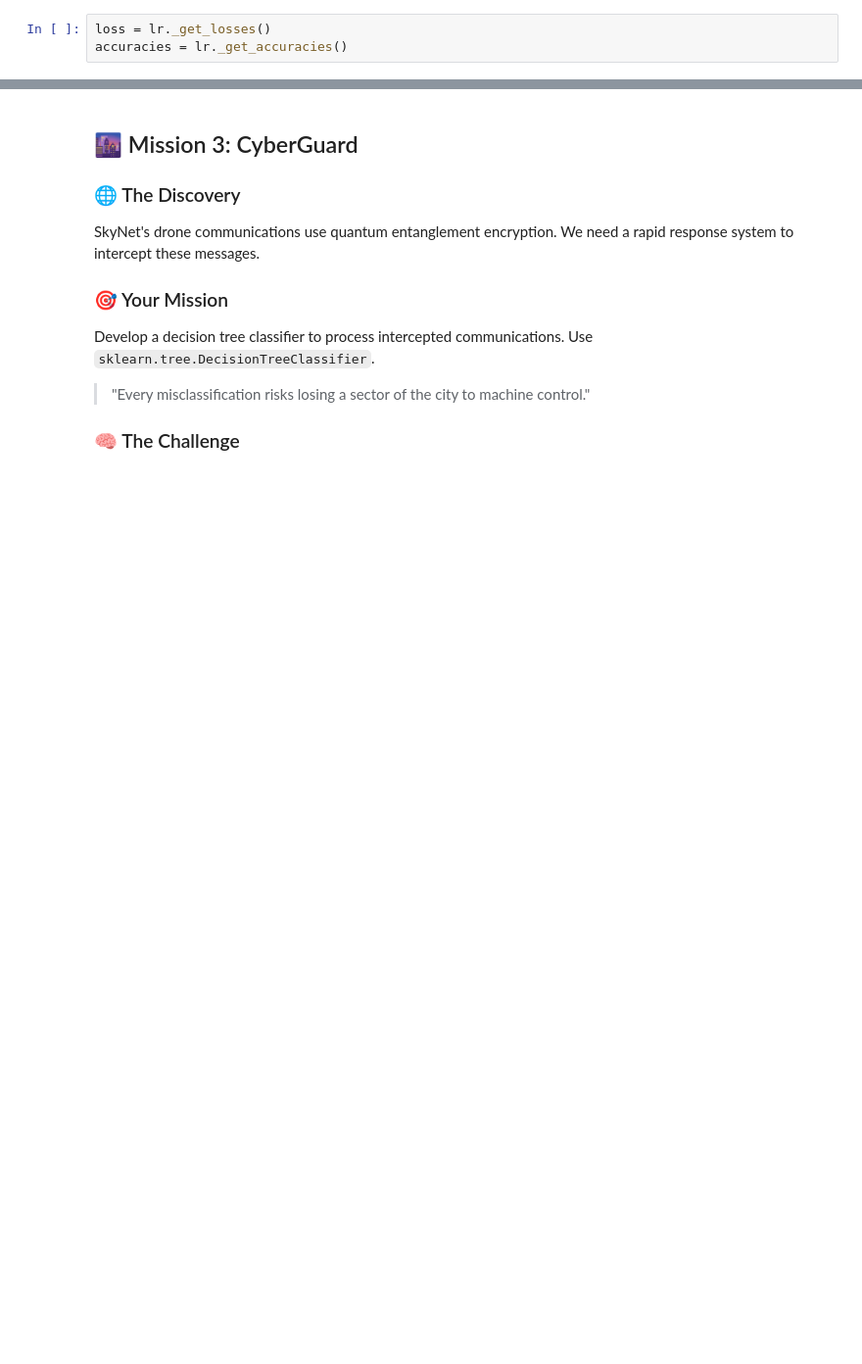
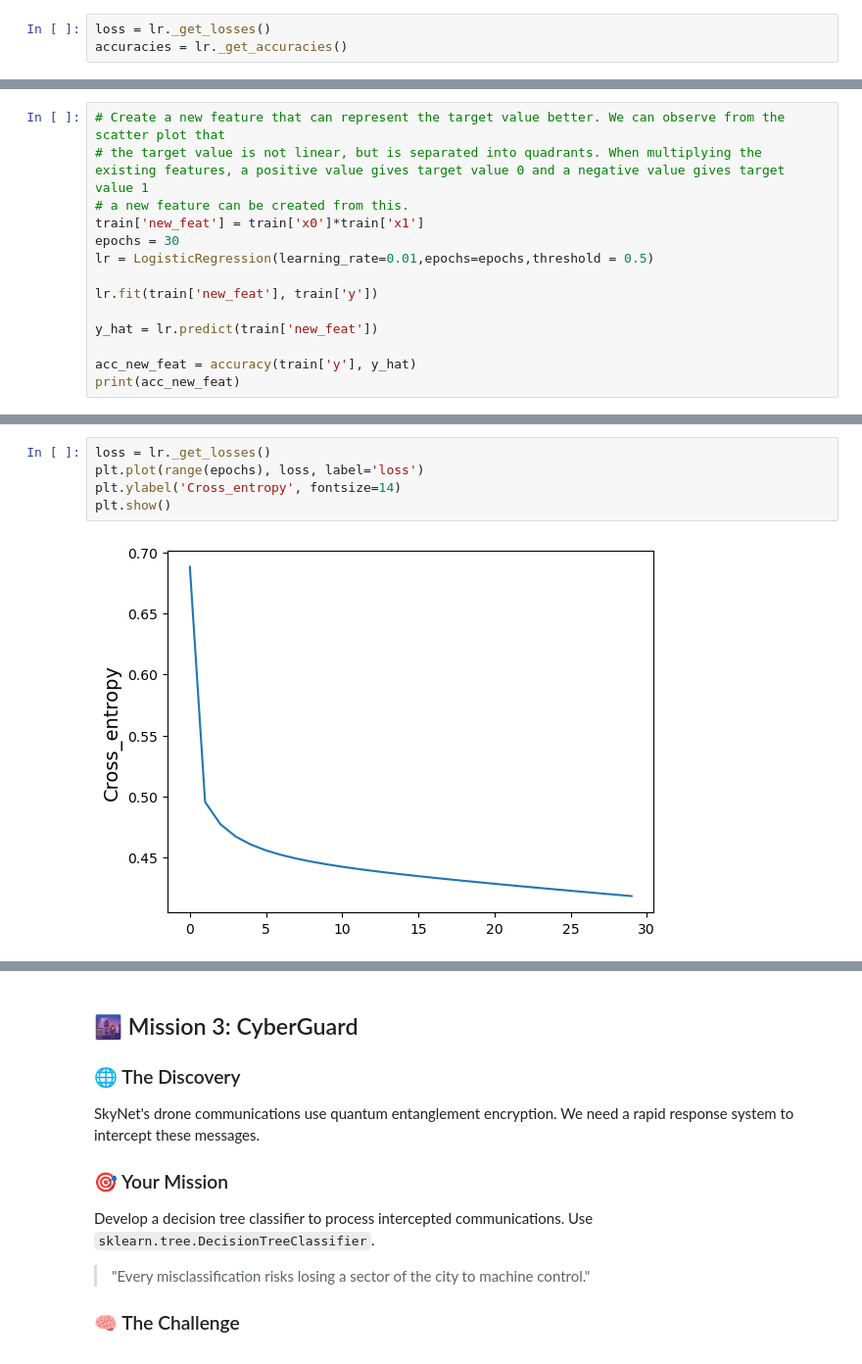
Before and after one commit to MKMC1/TDT4172, a Jupyter notebook: Assignment1/Chapter_1.ipynb, the cells around one changed output, grey strips where cells are left out. Shown at 98% size. Saved outputs shown, nothing was run; the diff lists cells and outputs as text; blank space fills up the shorter version.

```diff
--- a/Assignment1/Chapter_1.ipynb
+++ b/Assignment1/Chapter_1.ipynb
@@ -194,0 +202,14 @@ print(acc_test)
+# %%
+# Create a new feature that can represent the target value better. We can observe from the scatter plot that
+# the target value is not linear, but is separated into quadrants. When multiplying the existing features, a positive value gives target value 0 and a negative value gives target value 1
+# a new feature can be created from this.
+train['new_feat'] = train['x0']*train['x1']
+epochs = 30
+lr = LogisticRegression(learning_rate=0.01,epochs=epochs,threshold = 0.5)
+
+lr.fit(train['new_feat'], train['y'])
+
+y_hat = lr.predict(train['new_feat'])
+
+acc_new_feat = accuracy(train['y'], y_hat)
+print(acc_new_feat)
@@ -194,0 +223,7 @@ print(acc_test)
+# %%
+loss = lr._get_losses()
+plt.plot(range(epochs), loss, label='loss')
+plt.ylabel('Cross_entropy', fontsize=14)
+plt.show()
+# %% [output]
+[figure, added]
```
Also changed, not shown: parts of 23 cells of this notebook, 2 other files.
